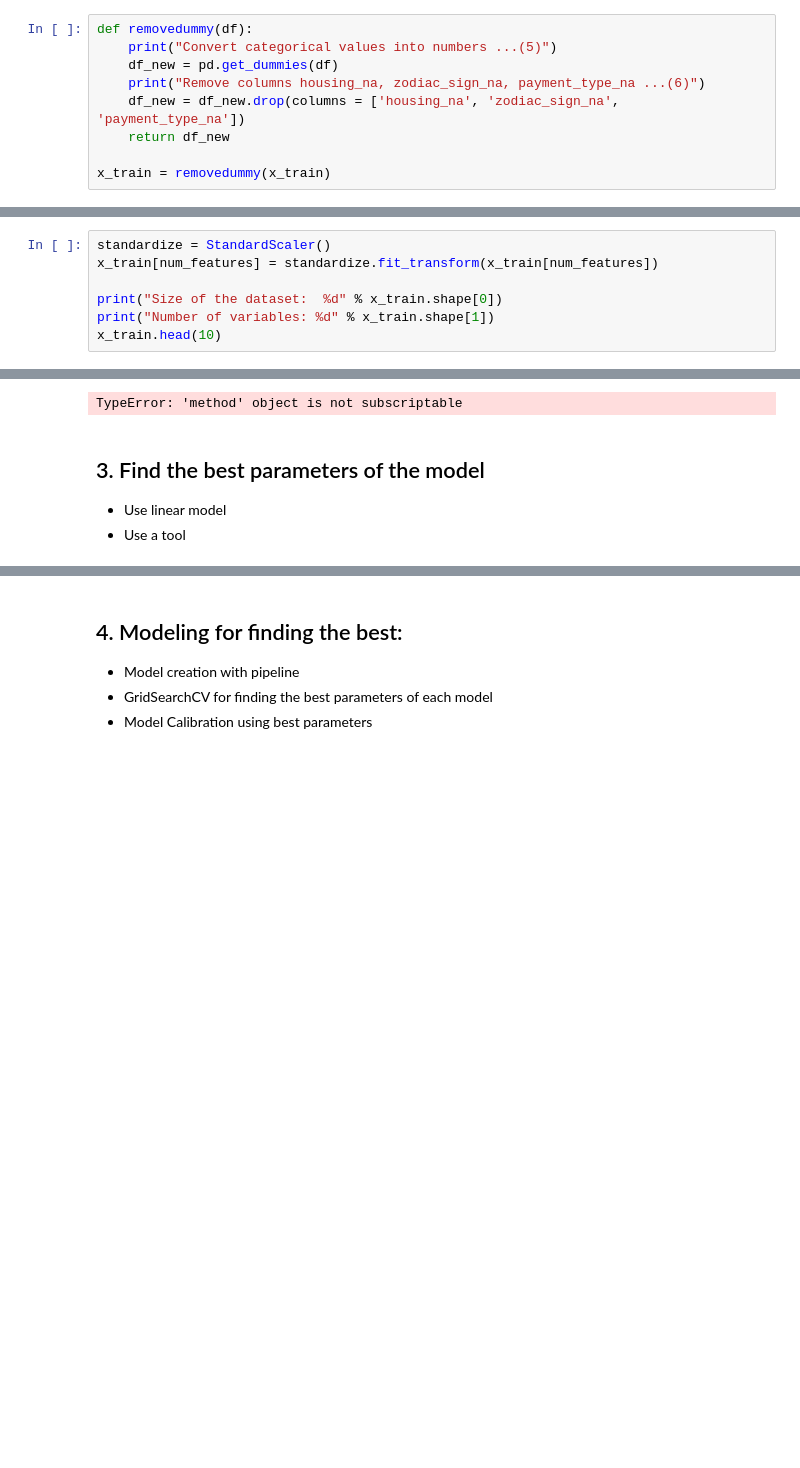
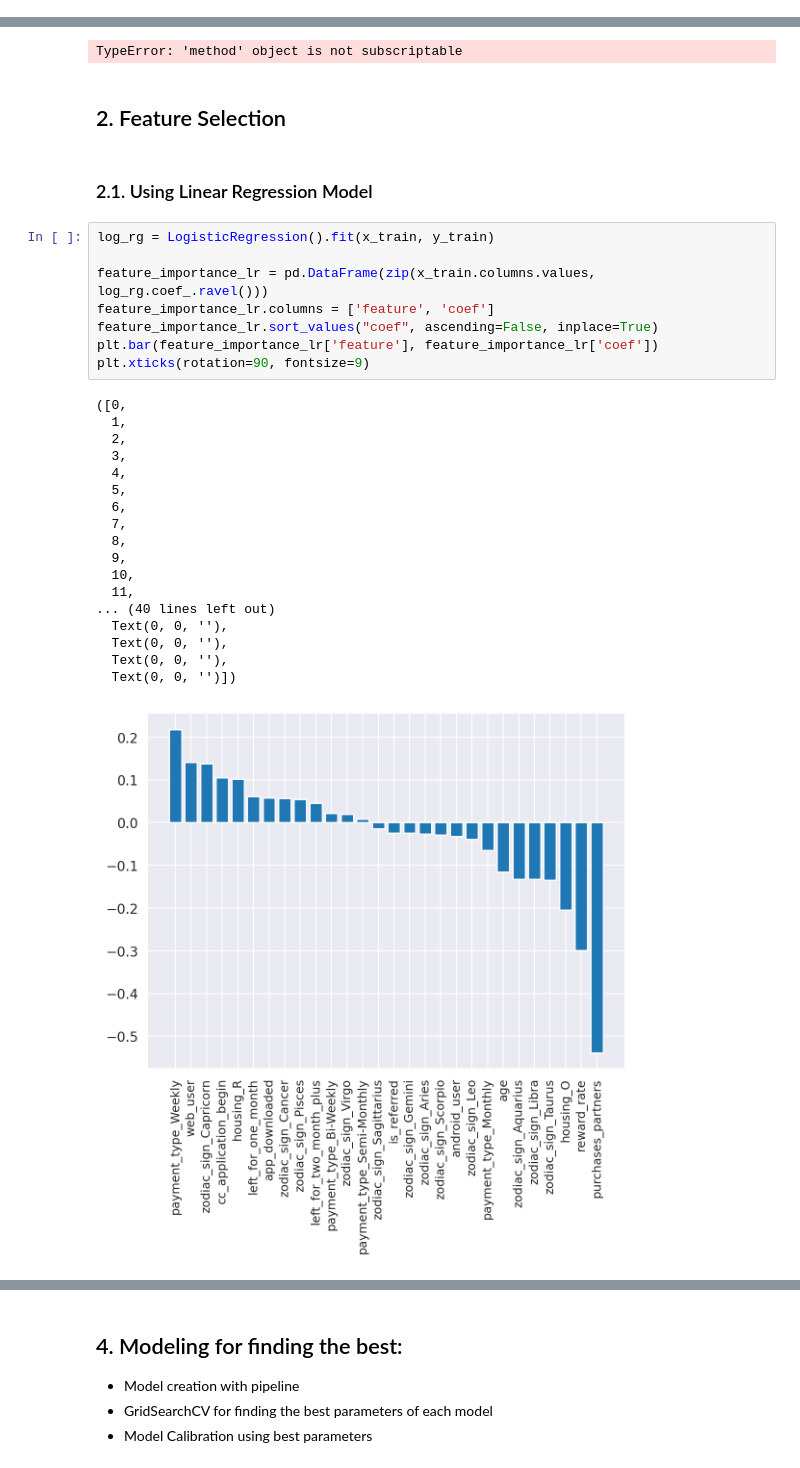
Before and after one commit to yonkeenn/projectChurnRate, a Jupyter notebook: projectChurnRate_Modelling&Evaluation.ipynb, the cells around one changed output, grey strips where cells are left out. Cells and saved outputs as stored; diff of their text form; blank space fills up the shorter version.

Commit message:
Updating Modeling phase: 2022-11-19

```diff
--- a/projectChurnRate_Modelling&Evaluation.ipynb
+++ b/projectChurnRate_Modelling&Evaluation.ipynb
@@ -112,9 +117,0 @@ Index(['age', 'housing', 'purchases_partners', 'cc_application_begin',
-# %%
-def removedummy(df):
-    print("Convert categorical values into numbers ...(5)")
-    df_new = pd.get_dummies(df)
-    print("Remove columns housing_na, zodiac_sign_na, payment_type_na ...(6)")
-    df_new = df_new.drop(columns = ['housing_na', 'zodiac_sign_na', 'payment_type_na'])
-    return df_new
-
-x_train = removedummy(x_train)
@@ -160,7 +117,0 @@ Number of variables: 28
-# %%
-standardize = StandardScaler()
-x_train[num_features] = standardize.fit_transform(x_train[num_features])
-
-print("Size of the dataset:  %d" % x_train.shape[0])
-print("Number of variables: %d" % x_train.shape[1])
-x_train.head(10)
@@ -237,6 +168,33 @@ x_train_transformed
 # %% [output]
 TypeError: 'method' object is not subscriptable
 # %% [markdown]
-## 3. Find the best parameters of the model
-- Use linear model
-- Use a tool
+## 2. Feature Selection
+# %% [markdown]
+### 2.1. Using Linear Regression Model
+# %%
+log_rg = LogisticRegression().fit(x_train, y_train)
+
+feature_importance_lr = pd.DataFrame(zip(x_train.columns.values, log_rg.coef_.ravel()))
+feature_importance_lr.columns = ['feature', 'coef']
+feature_importance_lr.sort_values("coef", ascending=False, inplace=True)
+plt.bar(feature_importance_lr['feature'], feature_importance_lr['coef'])
+plt.xticks(rotation=90, fontsize=9)
+# %% [output]
+([0,
+  1,
+  2,
+  3,
+  4,
+  5,
+  6,
+  7,
+  8,
+  9,
+  10,
+  11,
+... (40 lines left out)
+  Text(0, 0, ''),
+  Text(0, 0, ''),
+  Text(0, 0, ''),
+  Text(0, 0, '')])
+[figure, added]
```
Also changed, not shown: parts of 31 cells of this notebook, 1 other file.
